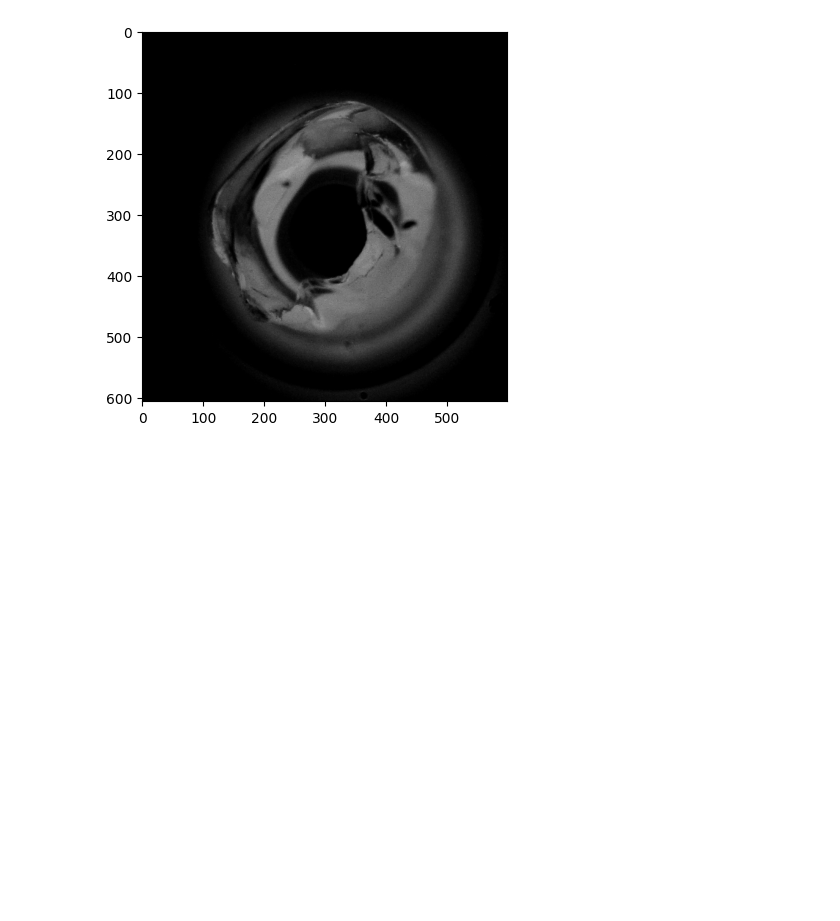
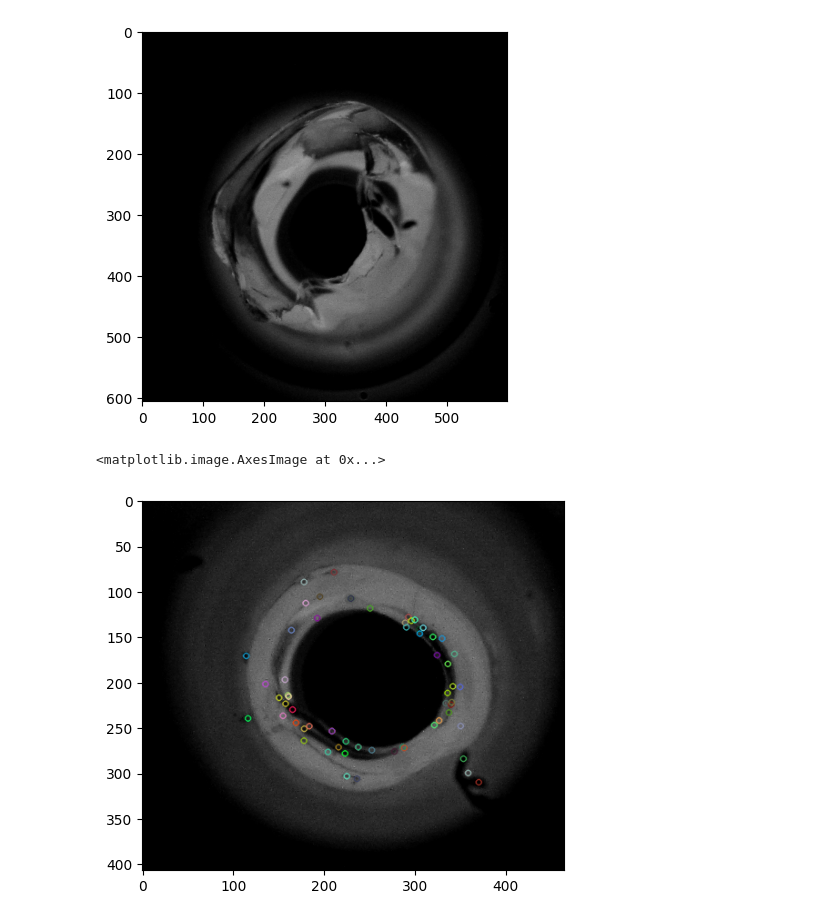
Before and after one commit to jfachrel/Tip-Quality, a Jupyter notebook: TIp_quality.ipynb, the cells around one changed output. Cells and saved outputs as stored; diff of their text form; code cells hidden in the pictures; blank space fills up the shorter version.

```diff
--- a/TIp_quality.ipynb
+++ b/TIp_quality.ipynb
@@ -244,3 +249,15 @@ cropped_path = "cropped/"
 for img in os.listdir(path):
     cropped = crop_img(os.path.join(path,img))
     cv2.imwrite(os.path.join(cropped_path,img), cropped)
+# %%
+# SIFT
+img = cv2.imread('cropped/5859.png')
+gray= cv2.cvtColor(img,cv2.COLOR_BGR2GRAY)
+sift = cv2.SIFT_create()
+kp = sift.detect(gray,None)
+keypoints, descriptors = sift.detectAndCompute(img, None)
+img=cv2.drawKeypoints(gray,keypoints,img)
+plt.imshow(img)
+# %% [output]
+<matplotlib.image.AxesImage at 0x...>
+[figure, added]
```
Also changed, not shown: parts of 15 cells of this notebook.
